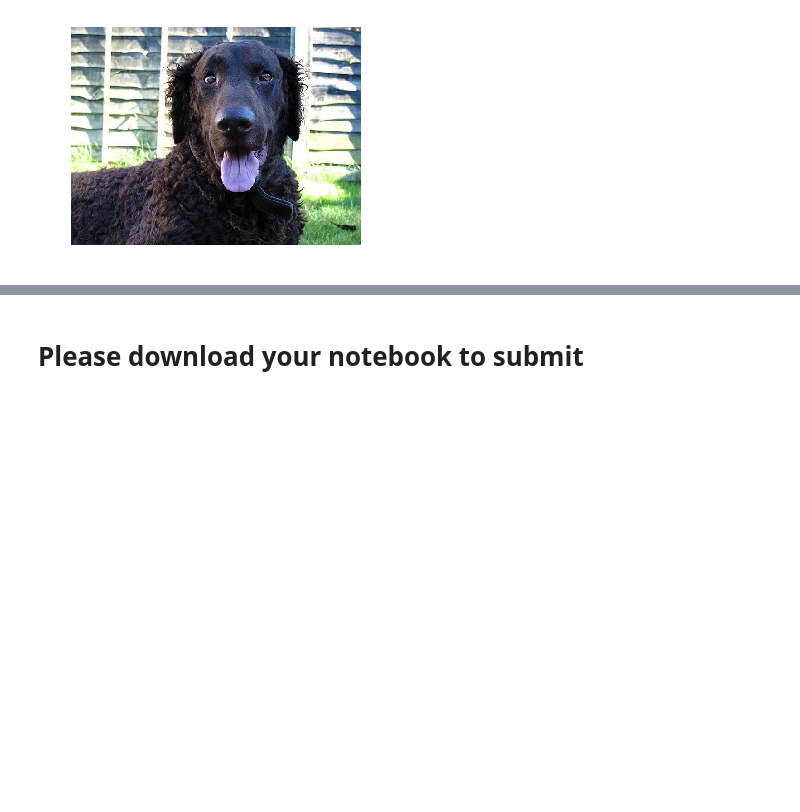
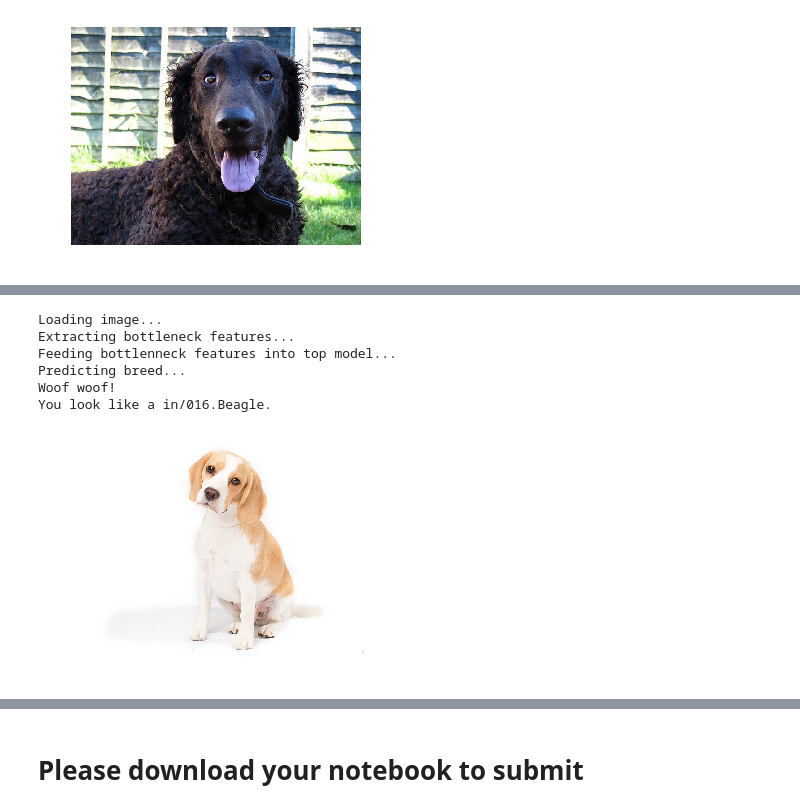
Before and after one commit to abhayalekal74/dog-breed-classifier, a Jupyter notebook: dog_app.ipynb, the cells around one changed output, grey strips where cells are left out. Cells and saved outputs as stored; diff of their text form; code cells hidden in the pictures; blank space fills up the shorter version.

```diff
--- a/dog_app.ipynb
+++ b/dog_app.ipynb
@@ -879,0 +913,10 @@ If you were a dog, you'd be a in/038.Brussels griffon.
+# %%
+download_image("https://s3.amazonaws.com/cdn-origin-etr.akc.org/wp-content/uploads/2017/11/13000944/Beagle-On-White-05.jpg")
+# %% [output]
+Loading image...
+Extracting bottleneck features...
+Feeding bottlenneck features into top model...
+Predicting breed...
+Woof woof!
+You look like a in/016.Beagle.
+[figure, added]
```
Also changed, not shown: parts of 20 cells of this notebook, 1 other file.
